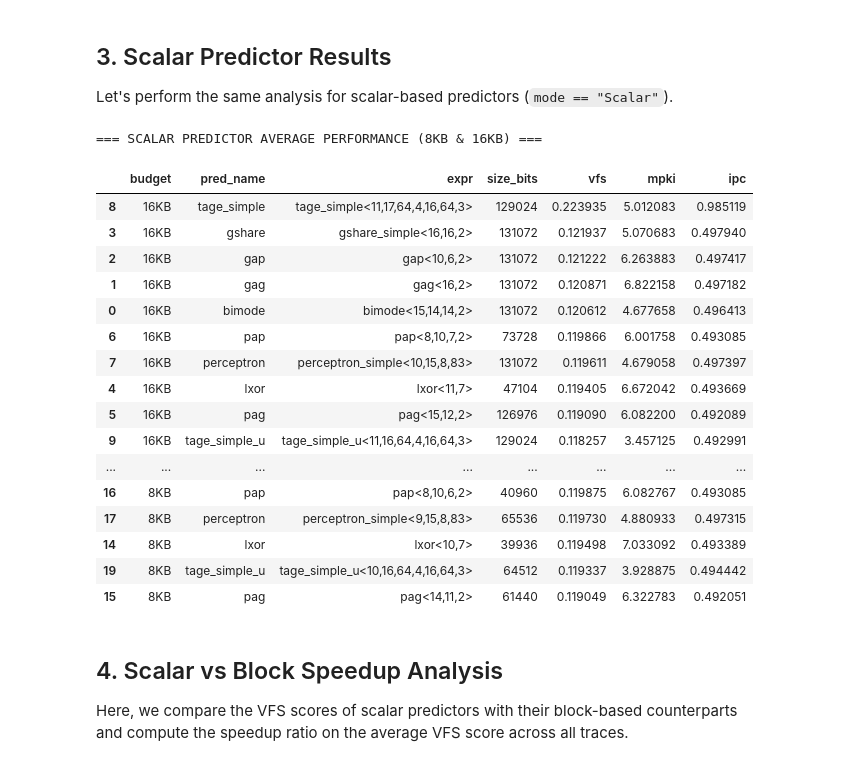
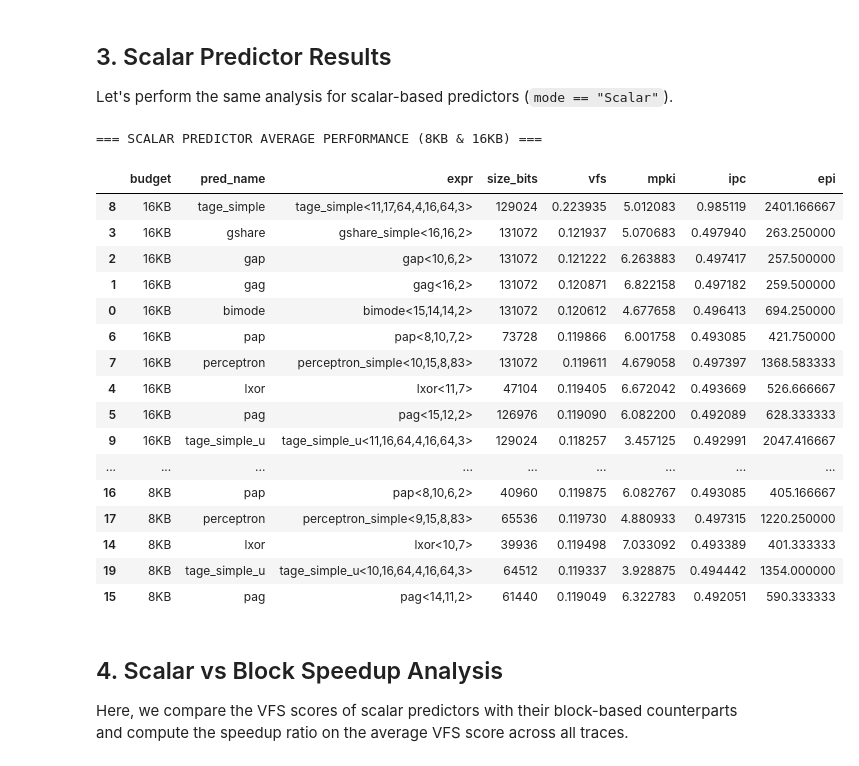
Before and after one commit to AlessandroGhiotto/cbp-ng-26, a Jupyter notebook: profiling/CBP_Predictor_Analysis.ipynb, the cells around one changed output. Cells and saved outputs as stored; diff of their text form; code cells hidden in the pictures.

```diff
--- a/profiling/CBP_Predictor_Analysis.ipynb
+++ b/profiling/CBP_Predictor_Analysis.ipynb
@@ -196,32 +225,32 @@ Let's perform the same analysis for scalar-based predictors (`mode == "Scalar"`)
 # %%
 # Filter scalar predictors
 df_scalar = df_results[df_results['mode'] == 'Scalar'].copy()
 
 # Pivot to show Mean VFS, Mean MPKI, and Mean IPC per predictor configuration per budget
-scalar_pivot = df_scalar.groupby(['budget', 'pred_name', 'expr', 'size_bits'])[['vfs', 'mpki', 'ipc']].mean().reset_index()
+scalar_pivot = df_scalar.groupby(['budget', 'pred_name', 'expr', 'size_bits'])[['vfs', 'mpki', 'ipc', 'epi']].mean().reset_index()
 scalar_pivot = scalar_pivot.sort_values(by=['budget', 'vfs'], ascending=[True, False])
 
 print("=== SCALAR PREDICTOR AVERAGE PERFORMANCE (8KB & 16KB) ===")
 display(scalar_pivot)
 # %% [output]
 === SCALAR PREDICTOR AVERAGE PERFORMANCE (8KB & 16KB) ===
-|  | budget | pred_name | expr | size_bits | vfs | mpki | ipc |
-| 8 | 16KB | tage_simple | tage_simple<11,17,64,4,16,64,3> | 129024 | 0.223935 | 5.012083 | 0.985119 |
-| 3 | 16KB | gshare | gshare_simple<16,16,2> | 131072 | 0.121937 | 5.070683 | 0.497940 |
-| 2 | 16KB | gap | gap<10,6,2> | 131072 | 0.121222 | 6.263883 | 0.497417 |
-| 1 | 16KB | gag | gag<16,2> | 131072 | 0.120871 | 6.822158 | 0.497182 |
-| 0 | 16KB | bimode | bimode<15,14,14,2> | 131072 | 0.120612 | 4.677658 | 0.496413 |
-| 6 | 16KB | pap | pap<8,10,7,2> | 73728 | 0.119866 | 6.001758 | 0.493085 |
-| 7 | 16KB | perceptron | perceptron_simple<10,15,8,83> | 131072 | 0.119611 | 4.679058 | 0.497397 |
-| 4 | 16KB | lxor | lxor<11,7> | 47104 | 0.119405 | 6.672042 | 0.493669 |
-| 5 | 16KB | pag | pag<15,12,2> | 126976 | 0.119090 | 6.082200 | 0.492089 |
-| 9 | 16KB | tage_simple_u | tage_simple_u<11,16,64,4,16,64,3> | 129024 | 0.118257 | 3.457125 | 0.492991 |
-| ... | ... | ... | ... | ... | ... | ... | ... |
-| 16 | 8KB | pap | pap<8,10,6,2> | 40960 | 0.119875 | 6.082767 | 0.493085 |
-| 17 | 8KB | perceptron | perceptron_simple<9,15,8,83> | 65536 | 0.119730 | 4.880933 | 0.497315 |
-| 14 | 8KB | lxor | lxor<10,7> | 39936 | 0.119498 | 7.033092 | 0.493389 |
-| 19 | 8KB | tage_simple_u | tage_simple_u<10,16,64,4,16,64,3> | 64512 | 0.119337 | 3.928875 | 0.494442 |
-| 15 | 8KB | pag | pag<14,11,2> | 61440 | 0.119049 | 6.322783 | 0.492051 |
+|  | budget | pred_name | expr | size_bits | vfs | mpki | ipc | epi |
+| 8 | 16KB | tage_simple | tage_simple<11,17,64,4,16,64,3> | 129024 | 0.223935 | 5.012083 | 0.985119 | 2401.166667 |
+| 3 | 16KB | gshare | gshare_simple<16,16,2> | 131072 | 0.121937 | 5.070683 | 0.497940 | 263.250000 |
+| 2 | 16KB | gap | gap<10,6,2> | 131072 | 0.121222 | 6.263883 | 0.497417 | 257.500000 |
+| 1 | 16KB | gag | gag<16,2> | 131072 | 0.120871 | 6.822158 | 0.497182 | 259.500000 |
+| 0 | 16KB | bimode | bimode<15,14,14,2> | 131072 | 0.120612 | 4.677658 | 0.496413 | 694.250000 |
+| 6 | 16KB | pap | pap<8,10,7,2> | 73728 | 0.119866 | 6.001758 | 0.493085 | 421.750000 |
+| 7 | 16KB | perceptron | perceptron_simple<10,15,8,83> | 131072 | 0.119611 | 4.679058 | 0.497397 | 1368.583333 |
+| 4 | 16KB | lxor | lxor<11,7> | 47104 | 0.119405 | 6.672042 | 0.493669 | 526.666667 |
+| 5 | 16KB | pag | pag<15,12,2> | 126976 | 0.119090 | 6.082200 | 0.492089 | 628.333333 |
+| 9 | 16KB | tage_simple_u | tage_simple_u<11,16,64,4,16,64,3> | 129024 | 0.118257 | 3.457125 | 0.492991 | 2047.416667 |
+| ... | ... | ... | ... | ... | ... | ... | ... | ... |
+| 16 | 8KB | pap | pap<8,10,6,2> | 40960 | 0.119875 | 6.082767 | 0.493085 | 405.166667 |
+| 17 | 8KB | perceptron | perceptron_simple<9,15,8,83> | 65536 | 0.119730 | 4.880933 | 0.497315 | 1220.250000 |
+| 14 | 8KB | lxor | lxor<10,7> | 39936 | 0.119498 | 7.033092 | 0.493389 | 401.333333 |
+| 19 | 8KB | tage_simple_u | tage_simple_u<10,16,64,4,16,64,3> | 64512 | 0.119337 | 3.928875 | 0.494442 | 1354.000000 |
+| 15 | 8KB | pag | pag<14,11,2> | 61440 | 0.119049 | 6.322783 | 0.492051 | 590.333333 |
 # %% [markdown]
 ## 4. Scalar vs Block Speedup Analysis
 
```
Also changed, not shown: parts of 4 cells of this notebook, 6 other files.
